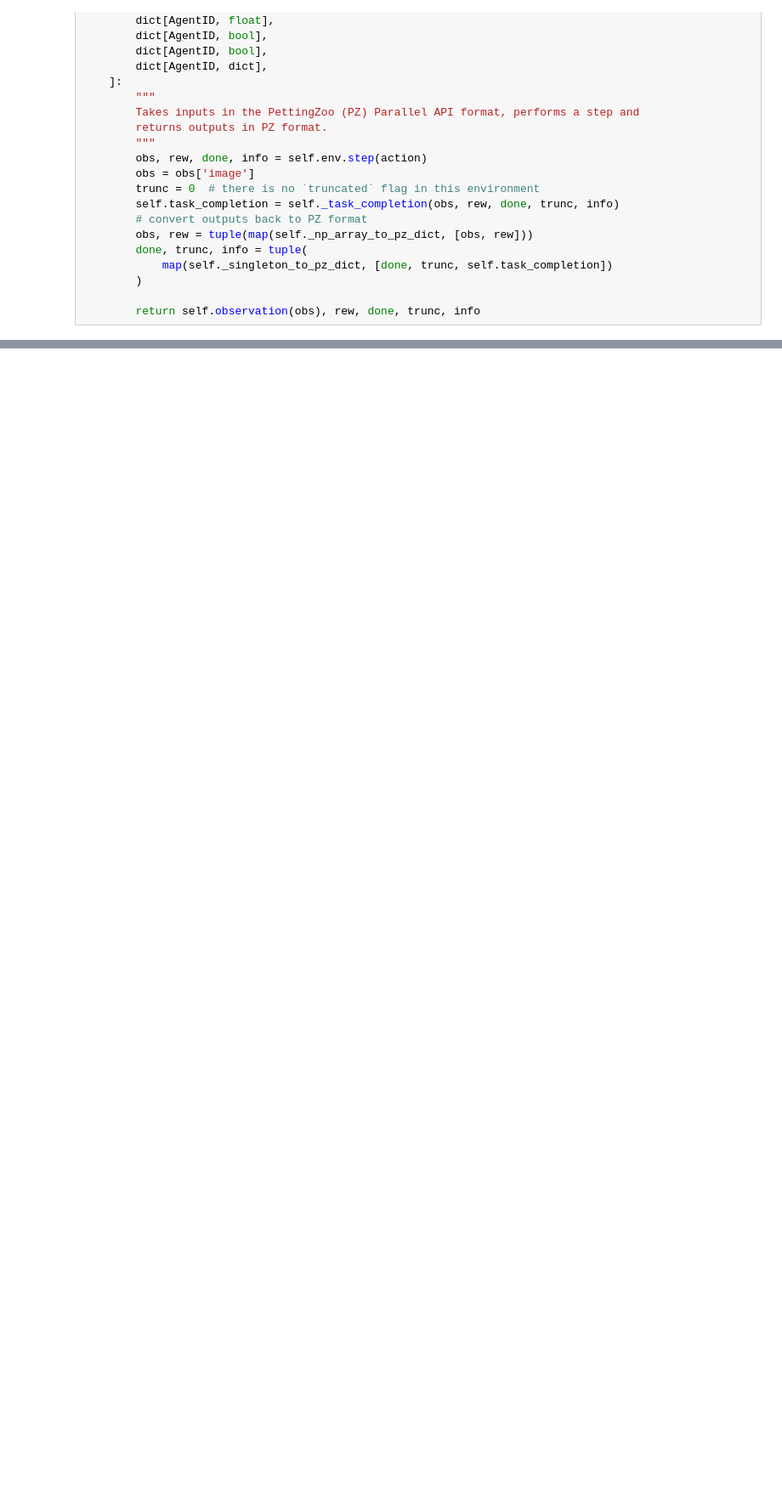
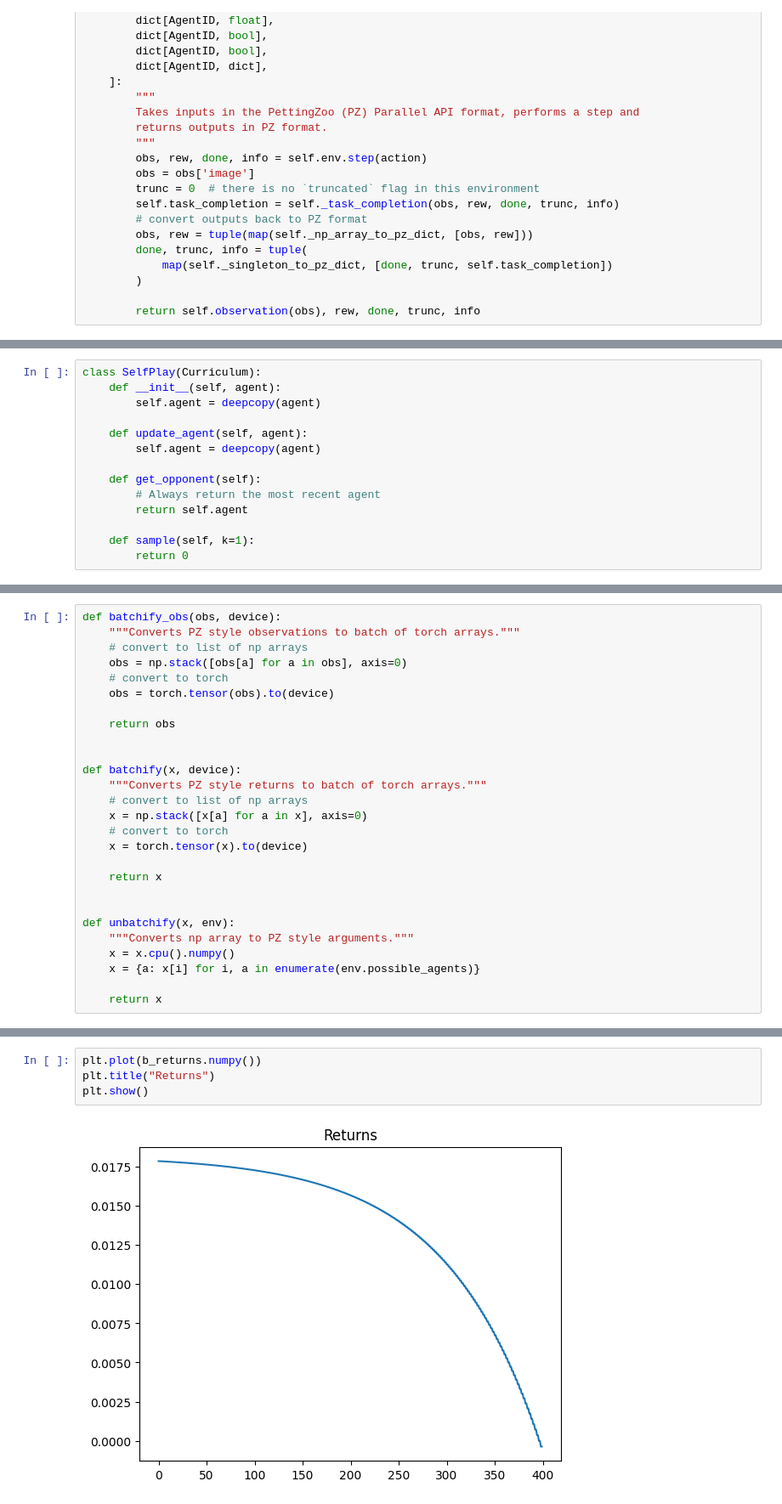
Before and after one commit to RyanNavillus/Syllabus, a Jupyter notebook: wrapper.ipynb, the cells around one changed output, grey strips where cells are left out. Shown at 85% size. Saved outputs shown, nothing was run; the diff lists cells and outputs as text; blank space fills up the shorter version.

```diff
--- a/wrapper.ipynb
+++ b/wrapper.ipynb
@@ -158,0 +96,14 @@ TypeError: 'NoneType' object is not iterable
+# %%
+class SelfPlay(Curriculum):
+    def __init__(self, agent):
+        self.agent = deepcopy(agent)
+
+    def update_agent(self, agent):
+        self.agent = deepcopy(agent)
+
+    def get_opponent(self):
+        # Always return the most recent agent
+        return self.agent
+
+    def sample(self, k=1):
+        return 0
@@ -158,0 +141,27 @@ TypeError: 'NoneType' object is not iterable
+# %%
+def batchify_obs(obs, device):
+    """Converts PZ style observations to batch of torch arrays."""
+    # convert to list of np arrays
+    obs = np.stack([obs[a] for a in obs], axis=0)
+    # convert to torch
+    obs = torch.tensor(obs).to(device)
+
+    return obs
+
+
+def batchify(x, device):
+    """Converts PZ style returns to batch of torch arrays."""
+    # convert to list of np arrays
+    x = np.stack([x[a] for a in x], axis=0)
+    # convert to torch
+    x = torch.tensor(x).to(device)
+
+    return x
+
+
+def unbatchify(x, env):
+    """Converts np array to PZ style arguments."""
+    x = x.cpu().numpy()
+    x = {a: x[i] for i, a in enumerate(env.possible_agents)}
+
+    return x
@@ -158,0 +358,6 @@ TypeError: 'NoneType' object is not iterable
+# %%
+plt.plot(b_returns.numpy())
+plt.title("Returns")
+plt.show()
+# %% [output]
+[figure, added]
```
Also changed, not shown: parts of 14 cells of this notebook, 1 other file.
